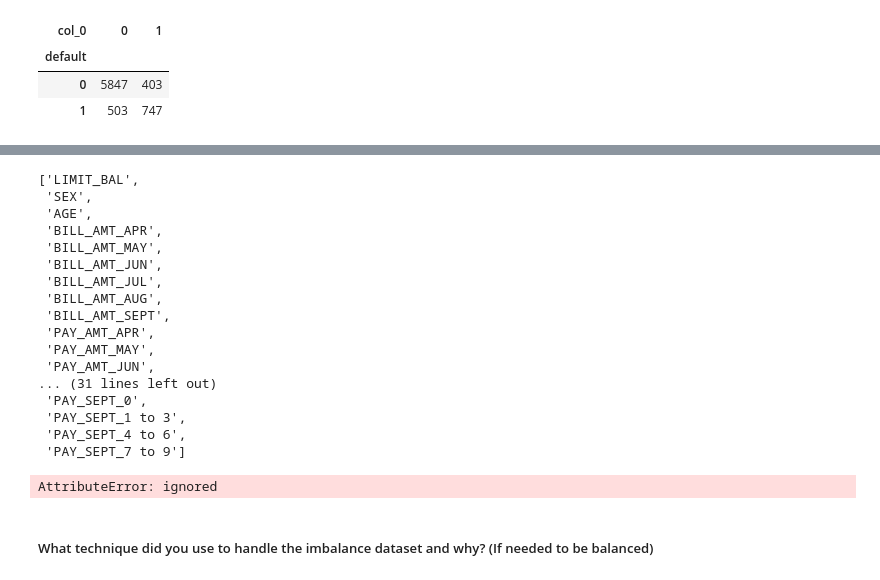
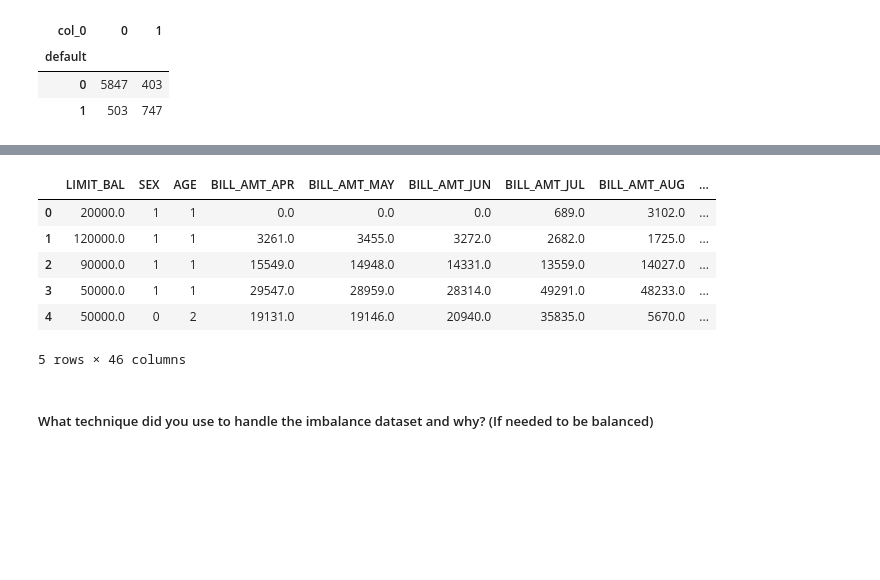
Before and after one commit to SaniyaBubere/Credit-Card-Default-Prediction, a Jupyter notebook: Credit_Card_Default_Prediction.ipynb, the cells around one changed output, grey strips where cells are left out. Cells and saved outputs as stored; diff of their text form; code cells hidden in the pictures; blank space fills up the shorter version.

```diff
--- a/Credit_Card_Default_Prediction.ipynb
+++ b/Credit_Card_Default_Prediction.ipynb
@@ -818,0 +843,7 @@ Answer Here.
+# %%
+# Define a list of categorical variables
+categorical = ['SEX', 'EDUCATION', 'MARRIAGE','PAY_SEPT', 'PAY_AUG', 'PAY_JUL', 'PAY_JUN', 'PAY_MAY', 'PAY_APR']
+# Loop through the list of categorical variables
+for categorical_variable in categorical:
+    result = hypothesis_test_chi2(df, categorical_variable)
+    print(result)
@@ -836,0 +879,16 @@ Answer Here.
+# %%
+from scipy.stats import ttest_ind
+
+def hypothesis_test_t(df, numerical_variable, alpha=0.05):
+    # Split the data into default and non-default groups
+    default = df[df['default'] == 1][numerical_variable]
+    non_default = df[df['default'] == 0][numerical_variable]
+
+    # Conduct a two-sample t-test for the means of the numerical variable for default and non-default groups
+    t, p_value = ttest_ind(default, non_default)
+
+    # Make a decision based on the p-value and alpha
+    if p_value < alpha:
+        return f"Reject the null hypothesis. There is a significant difference in the means of {numerical_variable} between default and non-default groups."
+    else:
+        return f"Fail to reject the null hypothesis. There is no significant difference in the means of {numerical_variable} between default and non-default groups."
@@ -1267,0 +1355,3 @@ Resampled dataset shape 38100
+# %%
+# droping orignal columns
+df_copy.drop(['default'],axis=1,inplace=True)
@@ -1279,26 +1390,0 @@ pd.crosstab(y_test,y_predict)
-# %%
-columns = list(df_copy.columns)
-columns
-# %% [output]
-['LIMIT_BAL',
- 'SEX',
- 'AGE',
- 'BILL_AMT_APR',
- 'BILL_AMT_MAY',
- 'BILL_AMT_JUN',
- 'BILL_AMT_JUL',
- 'BILL_AMT_AUG',
- 'BILL_AMT_SEPT',
- 'PAY_AMT_APR',
- 'PAY_AMT_MAY',
- 'PAY_AMT_JUN',
-... (31 lines left out)
- 'PAY_SEPT_0',
- 'PAY_SEPT_1 to 3',
- 'PAY_SEPT_4 to 6',
- 'PAY_SEPT_7 to 9']
-# %%
-# droping orignal columns
-columns.drop(df_copy['default'],axis=1,inplace=True)
-# %% [output]
-AttributeError: ignored
@@ -1320,3 +1391,13 @@ plt.show()
+# %%
+df_copy.head()
+# %% [output]
+|  | LIMIT_BAL | SEX | AGE | BILL_AMT_APR | BILL_AMT_MAY | BILL_AMT_JUN | BILL_AMT_JUL | BILL_AMT_AUG | ... |
+| 0 | 20000.0 | 1 | 1 | 0.0 | 0.0 | 0.0 | 689.0 | 3102.0 | ... |
+| 1 | 120000.0 | 1 | 1 | 3261.0 | 3455.0 | 3272.0 | 2682.0 | 1725.0 | ... |
+| 2 | 90000.0 | 1 | 1 | 15549.0 | 14948.0 | 14331.0 | 13559.0 | 14027.0 | ... |
+| 3 | 50000.0 | 1 | 1 | 29547.0 | 28959.0 | 28314.0 | 49291.0 | 48233.0 | ... |
+| 4 | 50000.0 | 0 | 2 | 19131.0 | 19146.0 | 20940.0 | 35835.0 | 5670.0 | ... |
+5 rows × 46 columns
 # %% [markdown]
 ##### What technique did you use to handle the imbalance dataset and why? (If needed to be balanced)
 # %% [markdown]
```
Also changed, not shown: parts of 43 cells of this notebook.
